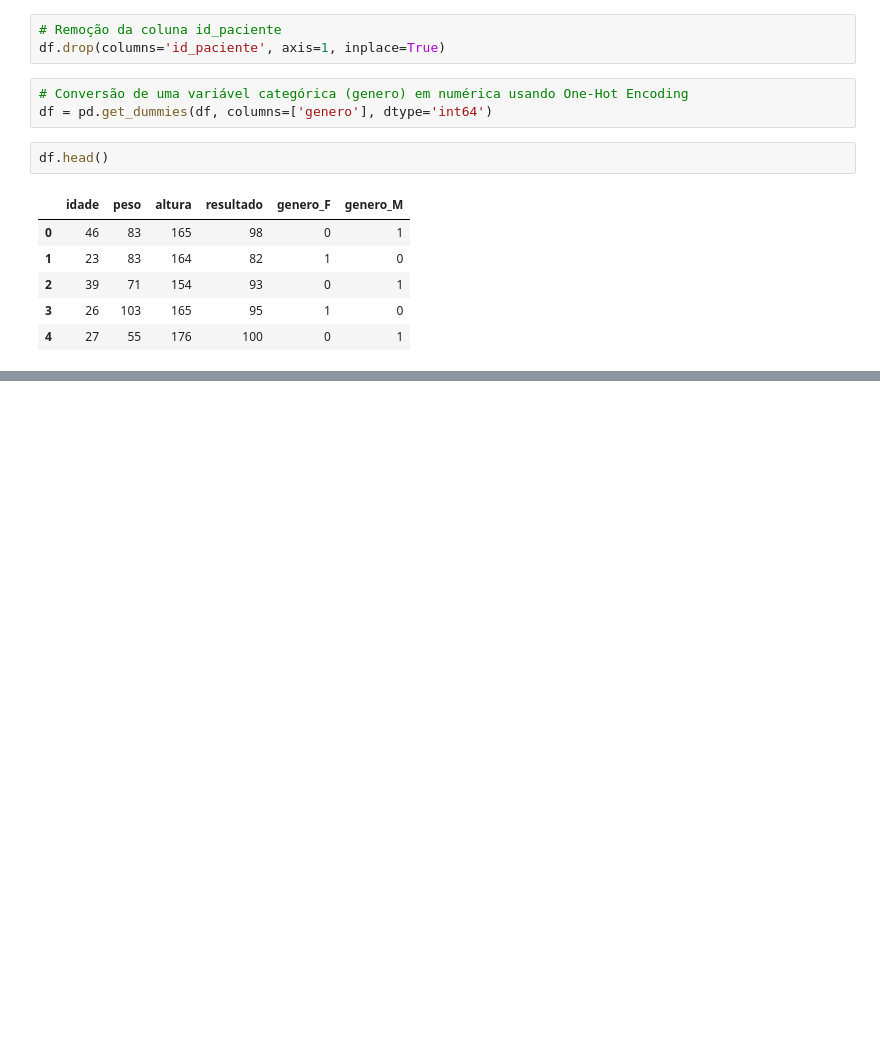
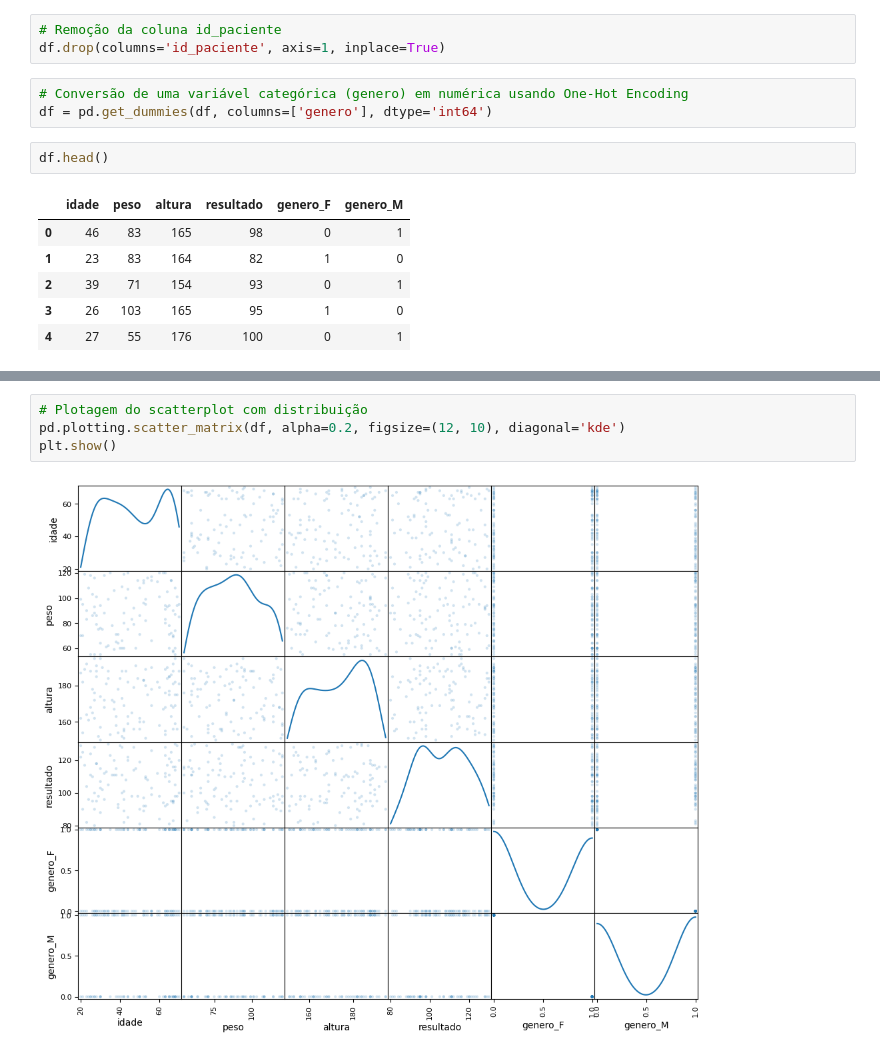
Before and after one commit to matheusvazdata/modelo-com-scikit-learn, a Jupyter notebook: modelo_diabetes.ipynb, the cells around one changed output, grey strips where cells are left out. Saved outputs shown, nothing was run; the diff lists cells and outputs as text; blank space fills up the shorter version.

```diff
--- a/modelo_diabetes.ipynb
+++ b/modelo_diabetes.ipynb
@@ -59,0 +72,6 @@ df.head()
+# %%
+# Plotagem do scatterplot com distribuição
+pd.plotting.scatter_matrix(df, alpha=0.2, figsize=(12, 10), diagonal='kde')
+plt.show()
+# %% [output]
+[figure, added]
```
Also changed, not shown: parts of 3 cells of this notebook.
